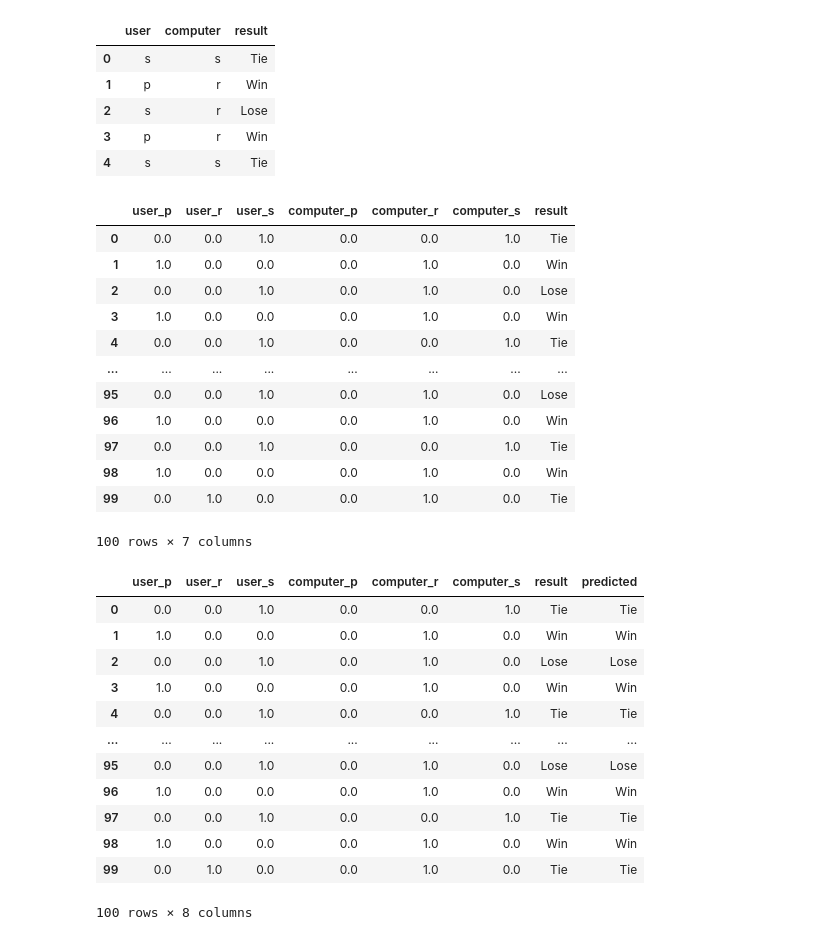
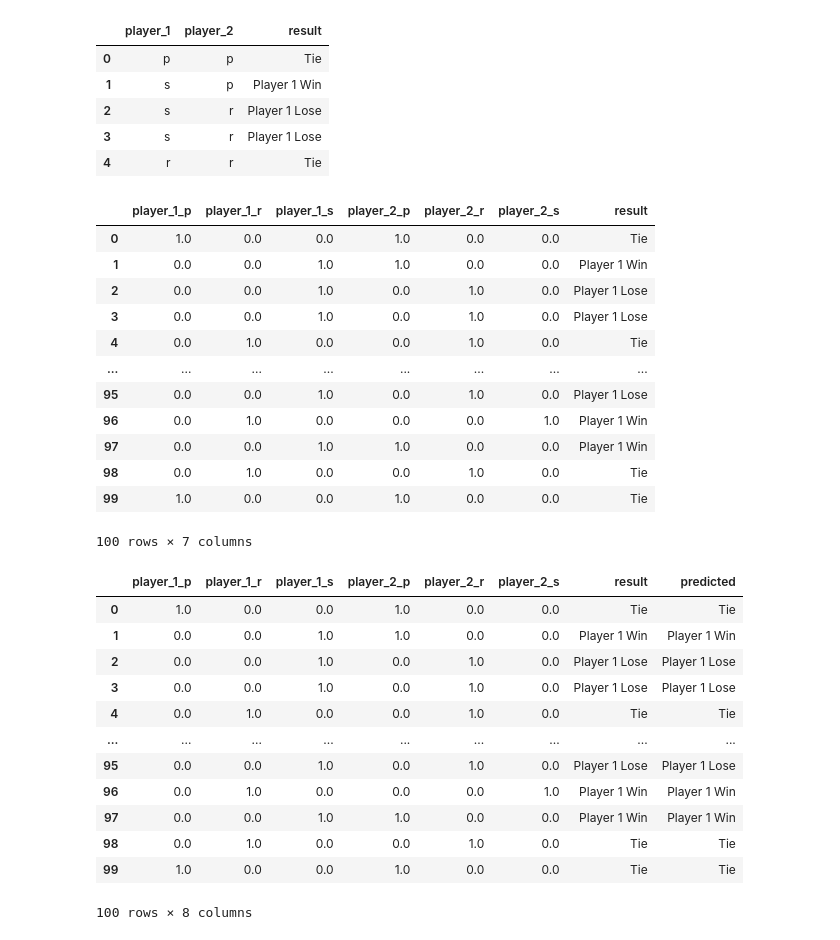
Before and after one commit to kevinclee26/RPS_ML_Demo, a Jupyter notebook: RPS_ML.ipynb, the cells around one changed output. Saved outputs shown, nothing was run; the diff lists cells and outputs as text; code cells hidden in the pictures.

```diff
--- a/RPS_ML.ipynb
+++ b/RPS_ML.ipynb
@@ -10,35 +10,35 @@ with open('result/result.csv', 'r') as f:
     for each_row in csvfile:
         data.append(each_row)
 # %%
-df=pd.DataFrame(data, columns=['user', 'computer', 'result'])
+df=pd.DataFrame(data, columns=['player_1', 'player_2', 'result'])
 df.head()
 # %% [output]
-|  | user | computer | result |
-| 0 | s | s | Tie |
-| 1 | p | r | Win |
-| 2 | s | r | Lose |
-| 3 | p | r | Win |
-| 4 | s | s | Tie |
+|  | player_1 | player_2 | result |
+| 0 | p | p | Tie |
+| 1 | s | p | Player 1 Win |
+| 2 | s | r | Player 1 Lose |
+| 3 | s | r | Player 1 Lose |
+| 4 | r | r | Tie |
 # %%
-X=df[['user', 'computer']]
+X=df[['player_1', 'player_2']]
 ohencoder=OneHotEncoder()
 X_transformed=ohencoder.fit_transform(X)
-transformed=pd.DataFrame(X_transformed.toarray(), columns=ohencoder.get_feature_names(['user', 'computer']))
+transformed=pd.DataFrame(X_transformed.toarray(), columns=ohencoder.get_feature_names(['player_1', 'player_2']))
 transformed['result']=df['result']
 transformed
 # %% [output]
-|  | user_p | user_r | user_s | computer_p | computer_r | computer_s | result |
-| 0 | 0.0 | 0.0 | 1.0 | 0.0 | 0.0 | 1.0 | Tie |
-| 1 | 1.0 | 0.0 | 0.0 | 0.0 | 1.0 | 0.0 | Win |
-| 2 | 0.0 | 0.0 | 1.0 | 0.0 | 1.0 | 0.0 | Lose |
-| 3 | 1.0 | 0.0 | 0.0 | 0.0 | 1.0 | 0.0 | Win |
-| 4 | 0.0 | 0.0 | 1.0 | 0.0 | 0.0 | 1.0 | Tie |
+|  | player_1_p | player_1_r | player_1_s | player_2_p | player_2_r | player_2_s | result |
+| 0 | 1.0 | 0.0 | 0.0 | 1.0 | 0.0 | 0.0 | Tie |
+| 1 | 0.0 | 0.0 | 1.0 | 1.0 | 0.0 | 0.0 | Player 1 Win |
+| 2 | 0.0 | 0.0 | 1.0 | 0.0 | 1.0 | 0.0 | Player 1 Lose |
+| 3 | 0.0 | 0.0 | 1.0 | 0.0 | 1.0 | 0.0 | Player 1 Lose |
+| 4 | 0.0 | 1.0 | 0.0 | 0.0 | 1.0 | 0.0 | Tie |
 | ... | ... | ... | ... | ... | ... | ... | ... |
-| 95 | 0.0 | 0.0 | 1.0 | 0.0 | 1.0 | 0.0 | Lose |
-| 96 | 1.0 | 0.0 | 0.0 | 0.0 | 1.0 | 0.0 | Win |
-| 97 | 0.0 | 0.0 | 1.0 | 0.0 | 0.0 | 1.0 | Tie |
-| 98 | 1.0 | 0.0 | 0.0 | 0.0 | 1.0 | 0.0 | Win |
-| 99 | 0.0 | 1.0 | 0.0 | 0.0 | 1.0 | 0.0 | Tie |
+| 95 | 0.0 | 0.0 | 1.0 | 0.0 | 1.0 | 0.0 | Player 1 Lose |
+| 96 | 0.0 | 1.0 | 0.0 | 0.0 | 0.0 | 1.0 | Player 1 Win |
+| 97 | 0.0 | 0.0 | 1.0 | 1.0 | 0.0 | 0.0 | Player 1 Win |
+| 98 | 0.0 | 1.0 | 0.0 | 0.0 | 1.0 | 0.0 | Tie |
+| 99 | 1.0 | 0.0 | 0.0 | 1.0 | 0.0 | 0.0 | Tie |
 100 rows × 7 columns
 # %%
 y=df['result']
@@ -47,16 +47,16 @@ clf.fit(X_transformed, y)
 transformed['predicted']=clf.predict(X_transformed)
 transformed
 # %% [output]
-|  | user_p | user_r | user_s | computer_p | computer_r | computer_s | result | predicted |
-| 0 | 0.0 | 0.0 | 1.0 | 0.0 | 0.0 | 1.0 | Tie | Tie |
-| 1 | 1.0 | 0.0 | 0.0 | 0.0 | 1.0 | 0.0 | Win | Win |
-| 2 | 0.0 | 0.0 | 1.0 | 0.0 | 1.0 | 0.0 | Lose | Lose |
-| 3 | 1.0 | 0.0 | 0.0 | 0.0 | 1.0 | 0.0 | Win | Win |
-| 4 | 0.0 | 0.0 | 1.0 | 0.0 | 0.0 | 1.0 | Tie | Tie |
+|  | player_1_p | player_1_r | player_1_s | player_2_p | player_2_r | player_2_s | result | predicted |
+| 0 | 1.0 | 0.0 | 0.0 | 1.0 | 0.0 | 0.0 | Tie | Tie |
+| 1 | 0.0 | 0.0 | 1.0 | 1.0 | 0.0 | 0.0 | Player 1 Win | Player 1 Win |
+| 2 | 0.0 | 0.0 | 1.0 | 0.0 | 1.0 | 0.0 | Player 1 Lose | Player 1 Lose |
+| 3 | 0.0 | 0.0 | 1.0 | 0.0 | 1.0 | 0.0 | Player 1 Lose | Player 1 Lose |
+| 4 | 0.0 | 1.0 | 0.0 | 0.0 | 1.0 | 0.0 | Tie | Tie |
 | ... | ... | ... | ... | ... | ... | ... | ... | ... |
-| 95 | 0.0 | 0.0 | 1.0 | 0.0 | 1.0 | 0.0 | Lose | Lose |
-| 96 | 1.0 | 0.0 | 0.0 | 0.0 | 1.0 | 0.0 | Win | Win |
-| 97 | 0.0 | 0.0 | 1.0 | 0.0 | 0.0 | 1.0 | Tie | Tie |
-| 98 | 1.0 | 0.0 | 0.0 | 0.0 | 1.0 | 0.0 | Win | Win |
-| 99 | 0.0 | 1.0 | 0.0 | 0.0 | 1.0 | 0.0 | Tie | Tie |
+| 95 | 0.0 | 0.0 | 1.0 | 0.0 | 1.0 | 0.0 | Player 1 Lose | Player 1 Lose |
+| 96 | 0.0 | 1.0 | 0.0 | 0.0 | 0.0 | 1.0 | Player 1 Win | Player 1 Win |
+| 97 | 0.0 | 0.0 | 1.0 | 1.0 | 0.0 | 0.0 | Player 1 Win | Player 1 Win |
+| 98 | 0.0 | 1.0 | 0.0 | 0.0 | 1.0 | 0.0 | Tie | Tie |
+| 99 | 1.0 | 0.0 | 0.0 | 1.0 | 0.0 | 0.0 | Tie | Tie |
 100 rows × 8 columns
```
Also changed, not shown: parts of 5 cells of this notebook, 5 other files.
